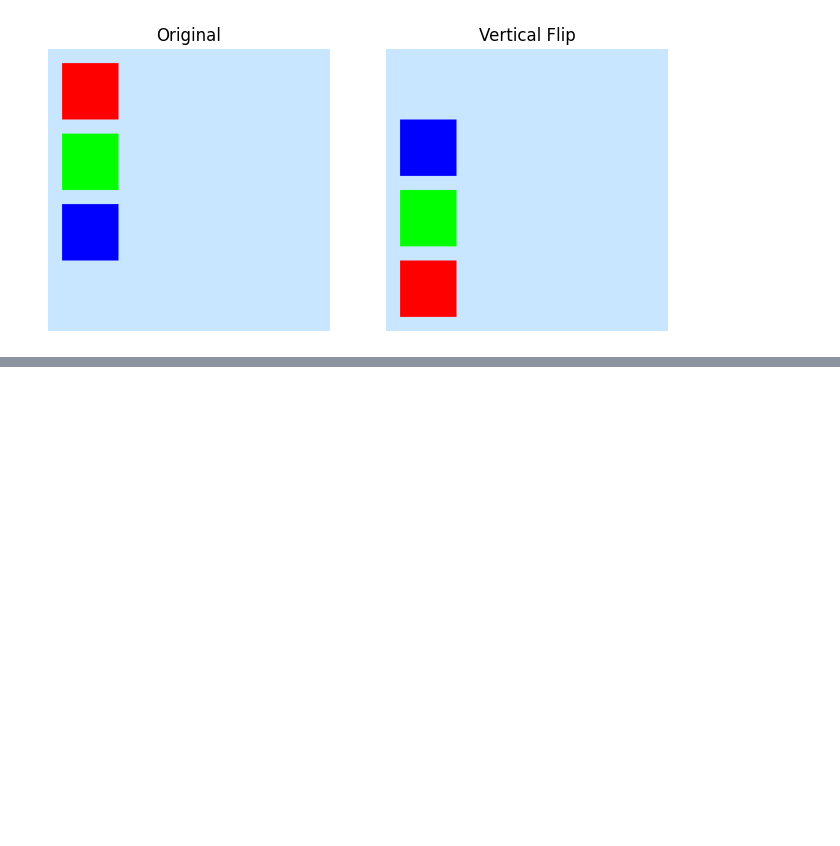
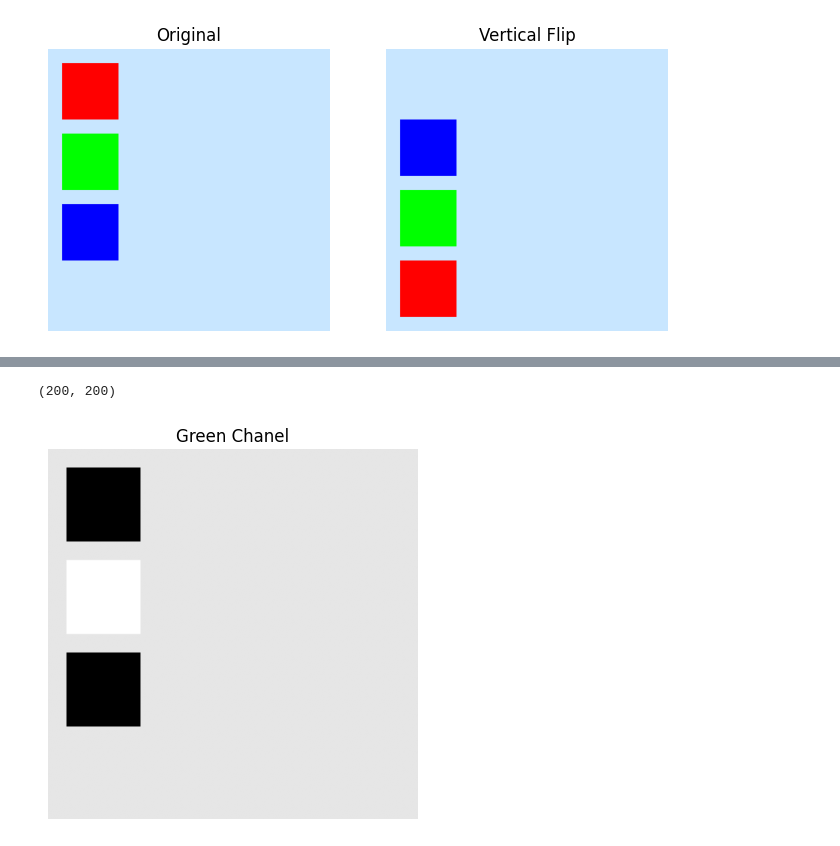
Before and after one commit to manav15dhupar-ux/Image_Pixel_Manipulator, a Jupyter notebook: Image_Pixel_Manipulator_(Synthetic_Images).ipynb, the cells around one changed output, grey strips where cells are left out. Drawn from its saved outputs; the diff is of its cells as text; code cells hidden in the pictures; blank space fills up the shorter version.

```diff
--- a/Image_Pixel_Manipulator_(Synthetic_Images).ipynb
+++ b/Image_Pixel_Manipulator_(Synthetic_Images).ipynb
@@ -118,0 +133,12 @@ plt.show()
+# %%
+green_chanel = img[:,:, 1]
+
+print(green_chanel.shape)
+
+plt.imshow(green_chanel, cmap="gray")
+plt.title("Green Chanel")
+plt.axis("off")
+plt.show()
+# %% [output]
+(200, 200)
+[figure, added]
```
Also changed, not shown: parts of 3 cells of this notebook.
